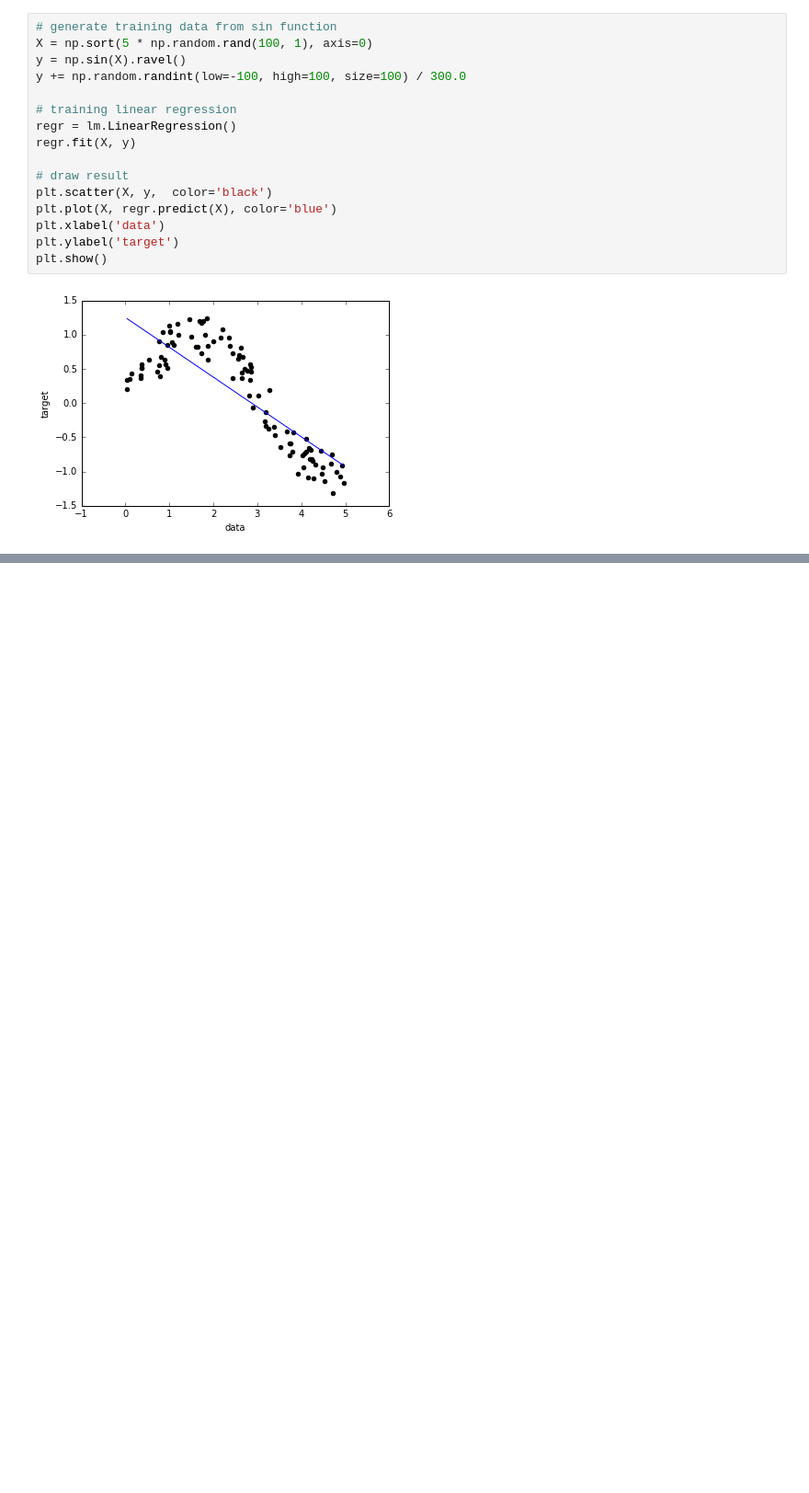
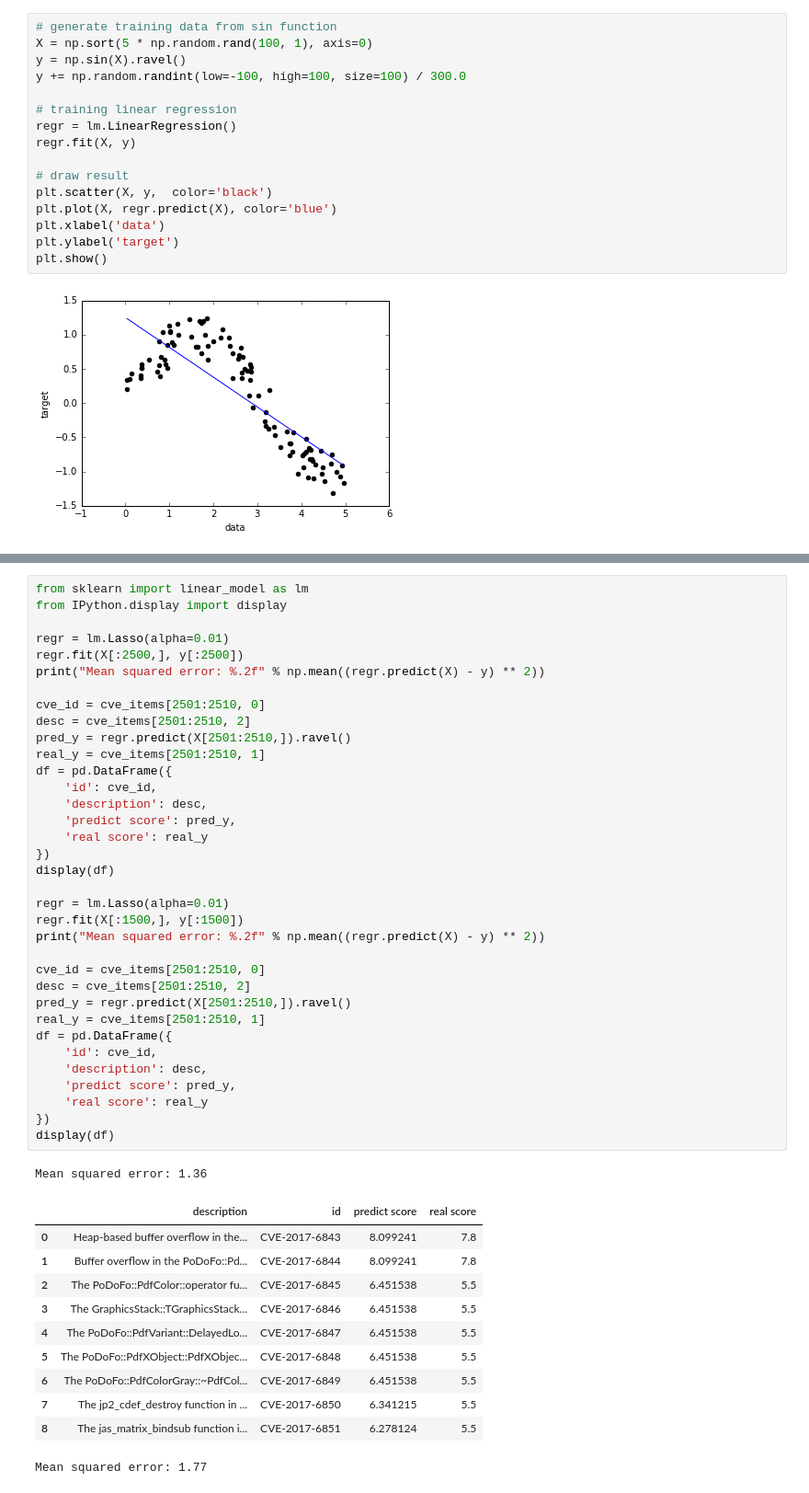
Before and after one commit to MLStudyGroup/ML_tutorial, a Jupyter notebook: Tutorial3_Scikit_Learn_Regression.ipynb, the cells around one changed output, grey strips where cells are left out. Shown: that part at 92% size. Saved outputs shown, nothing was run; the diff lists cells and outputs as text; blank space fills up the shorter version.

```diff
--- a/Tutorial3_Scikit_Learn_Regression.ipynb
+++ b/Tutorial3_Scikit_Learn_Regression.ipynb
@@ -158,0 +193,48 @@ Variance score: 0.94
+# %%
+from sklearn import linear_model as lm
+from IPython.display import display
+
+regr = lm.Lasso(alpha=0.01)
+regr.fit(X[:2500,], y[:2500])
+print("Mean squared error: %.2f" % np.mean((regr.predict(X) - y) ** 2))
+
+cve_id = cve_items[2501:2510, 0]
+desc = cve_items[2501:2510, 2]
+pred_y = regr.predict(X[2501:2510,]).ravel()
+real_y = cve_items[2501:2510, 1]
+df = pd.DataFrame({
+    'id': cve_id,
+    'description': desc,
+    'predict score': pred_y,
+    'real score': real_y
+})
+display(df)
+
+regr = lm.Lasso(alpha=0.01)
+regr.fit(X[:1500,], y[:1500])
+print("Mean squared error: %.2f" % np.mean((regr.predict(X) - y) ** 2))
+
+cve_id = cve_items[2501:2510, 0]
+desc = cve_items[2501:2510, 2]
+pred_y = regr.predict(X[2501:2510,]).ravel()
+real_y = cve_items[2501:2510, 1]
+df = pd.DataFrame({
+    'id': cve_id,
+    'description': desc,
+    'predict score': pred_y,
+    'real score': real_y
+})
+display(df)
+# %% [output]
+Mean squared error: 1.36
+|  | description | id | predict score | real score |
+| 0 | Heap-based buffer overflow in the... | CVE-2017-6843 | 8.099241 | 7.8 |
+| 1 | Buffer overflow in the PoDoFo::Pd... | CVE-2017-6844 | 8.099241 | 7.8 |
+| 2 | The PoDoFo::PdfColor::operator fu... | CVE-2017-6845 | 6.451538 | 5.5 |
+| 3 | The GraphicsStack::TGraphicsStack... | CVE-2017-6846 | 6.451538 | 5.5 |
+| 4 | The PoDoFo::PdfVariant::DelayedLo... | CVE-2017-6847 | 6.451538 | 5.5 |
+| 5 | The PoDoFo::PdfXObject::PdfXObjec... | CVE-2017-6848 | 6.451538 | 5.5 |
+| 6 | The PoDoFo::PdfColorGray::~PdfCol... | CVE-2017-6849 | 6.451538 | 5.5 |
+| 7 | The jp2_cdef_destroy function in ... | CVE-2017-6850 | 6.341215 | 5.5 |
+| 8 | The jas_matrix_bindsub function i... | CVE-2017-6851 | 6.278124 | 5.5 |
+Mean squared error: 1.77
```
Also changed, not shown: parts of 12 cells of this notebook, 2 other files.
